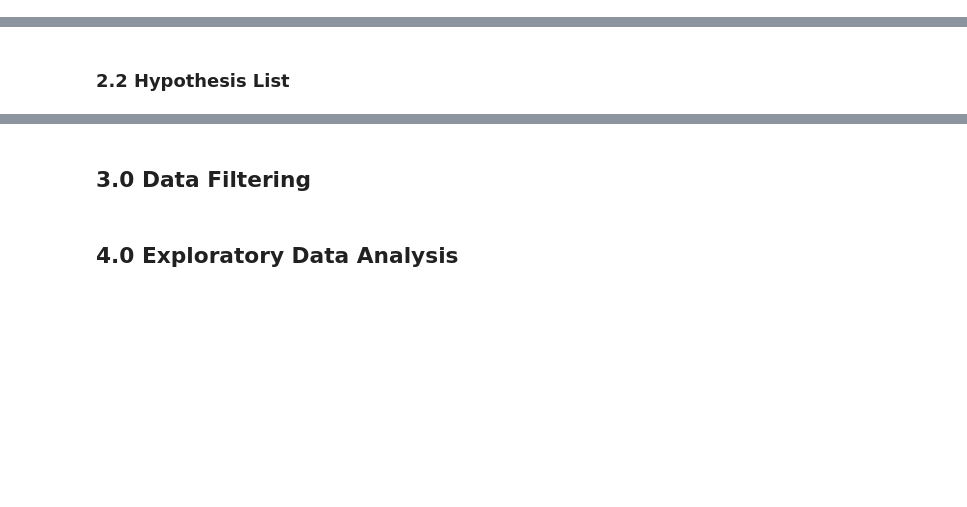
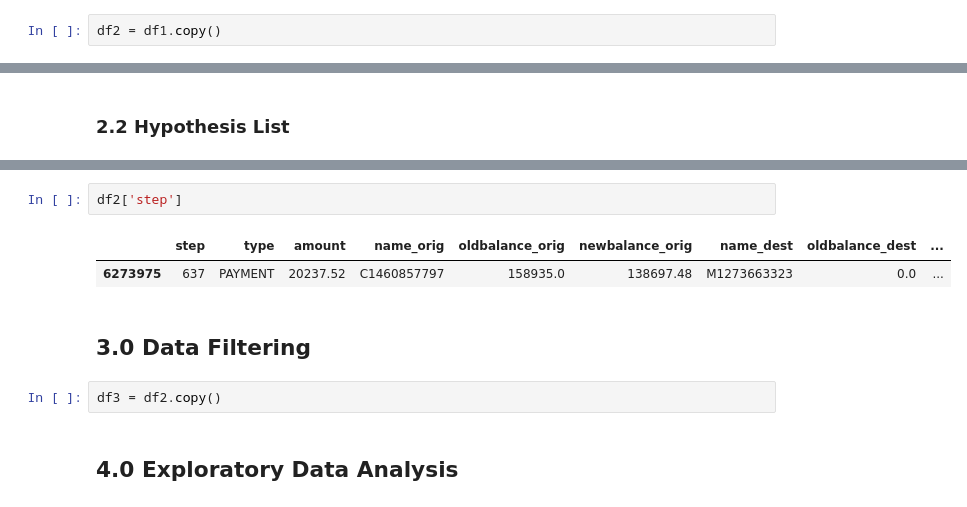
Before and after one commit to jooaobrum/blocker-fraud-company, a Jupyter notebook: notebooks/blocker_fraud_company.ipynb, the cells around one changed output, grey strips where cells are left out. Cells and saved outputs as stored; diff of their text form; blank space fills up the shorter version.

```diff
--- a/notebooks/blocker_fraud_company.ipynb
+++ b/notebooks/blocker_fraud_company.ipynb
@@ -198,6 +198,8 @@ sns.countplot(x = 'type', hue = 'is_fraud', data = df1)
 - The most common form of transaction is **cash_out**, followed by **payment** and **cash_in**.
 # %% [markdown]
 ## 2.0 Feature Engineering
+# %%
+df2 = df1.copy()
 # %% [markdown]
 ### 2.1 Hypothesis Mind Map
 # %%
@@ -209,5 +233,12 @@ Image('../images/mind_map_fraud.png')
+# %%
+df2['step']
+# %% [output]
+|  | step | type | amount | name_orig | oldbalance_orig | newbalance_orig | name_dest | oldbalance_dest | ... |
+| 6273975 | 637 | PAYMENT | 20237.52 | C1460857797 | 158935.0 | 138697.48 | M1273663323 | 0.0 | ... |
 # %% [markdown]
 ## 3.0 Data Filtering
+# %%
+df3 = df2.copy()
 # %% [markdown]
 ## 4.0 Exploratory Data Analysis
 # %% [markdown]
```
Also changed, not shown: parts of 4 cells of this notebook.
